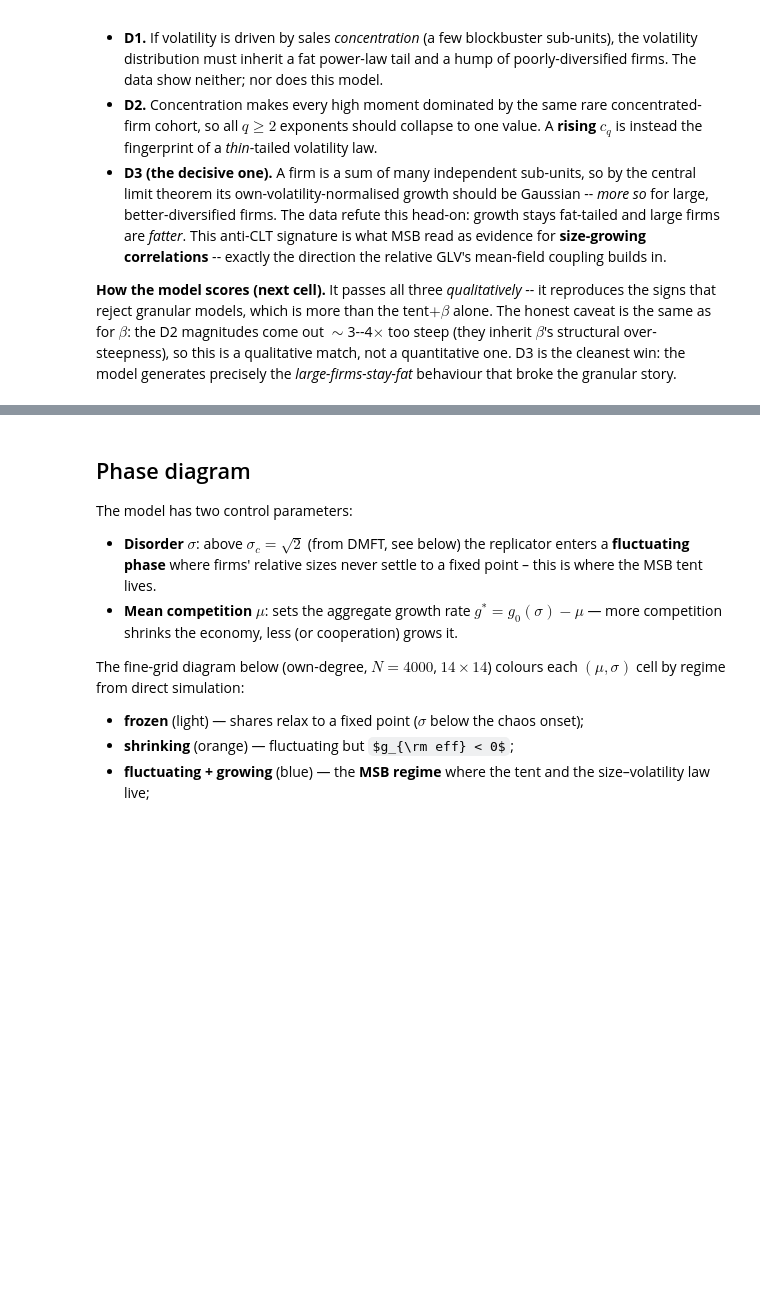
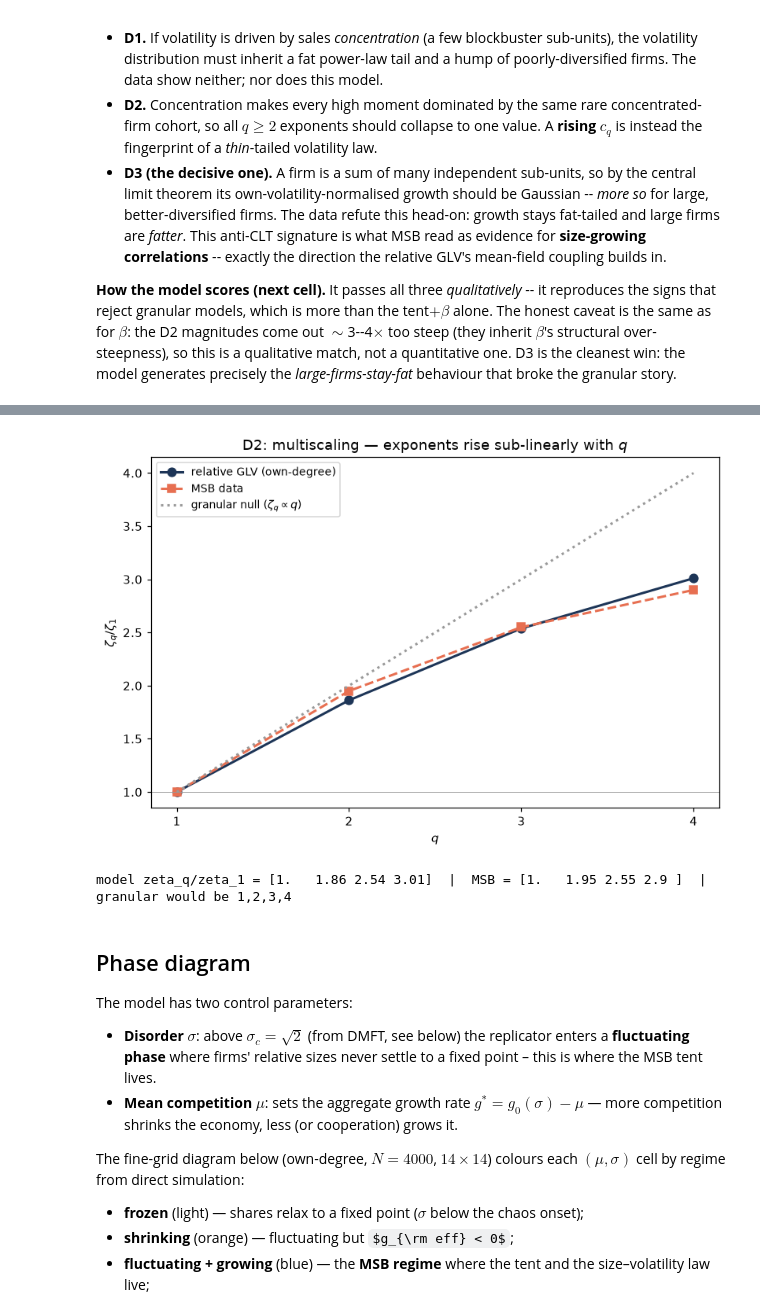
Before and after one commit to NotLudovico/dynamical-model-for-economics, a Jupyter notebook: story.ipynb, the cells around one changed output, grey strips where cells are left out. Cells and saved outputs as stored; diff of their text form; code cells hidden in the pictures; some formulas as TeX source; blank space fills up the shorter version.

Commit message:
feat(notebook): add D2 multiscaling figure

```diff
--- a/story.ipynb
+++ b/story.ipynb
@@ -317,3 +332,24 @@ print("Verdict: PASS qualitatively on all three (the signs that reject granular)
+# %%
+# D2 sharpened: normalized moment exponents zeta_q/zeta_1 vs q, model vs MSB vs granular null.
+d = np.load(DATA / "msb_conditional.npz")
+cq = d["cq"]                                  # model zeta_1..4
+MSB = np.array([0.20, 0.39, 0.51, 0.58])      # Moran-Santos-Bouchaud 2024
+q = np.arange(1, 5)
+
+fig, ax = plt.subplots(figsize=(7.4, 5.0))
+ax.plot(q, cq / cq[0],  "o-", color=PALETTE["navy"], lw=2, ms=7, label=r"relative GLV (own-degree)")
+ax.plot(q, MSB / MSB[0], "s--", color=EMPIRICAL, lw=2, ms=7, label="MSB data")
+ax.plot(q, q / q[0],     ":",  color=NEUTRAL, lw=2, label="granular null ($\\zeta_q\\propto q$)")
+ax.axhline(1.0, color=NEUTRAL, lw=0.6)
+ax.set(xlabel="$q$", ylabel=r"$\zeta_q/\zeta_1$", xticks=q,
+       title="D2: multiscaling — exponents rise sub-linearly with $q$")
+ax.legend(fontsize=9)
+plt.tight_layout(); plt.show()
+print(f"model zeta_q/zeta_1 = {np.round(cq/cq[0], 2)}  |  MSB = {np.round(MSB/MSB[0], 2)}  "
+      "|  granular would be 1,2,3,4")
+# %% [output]
+[figure, added]
+model zeta_q/zeta_1 = [1.   1.86 2.54 3.01]  |  MSB = [1.   1.95 2.55 2.9 ]  |  granular would be 1,2,3,4
 # %% [markdown]
 ## Phase diagram
 
```
Also changed, not shown: parts of 4 cells of this notebook.
